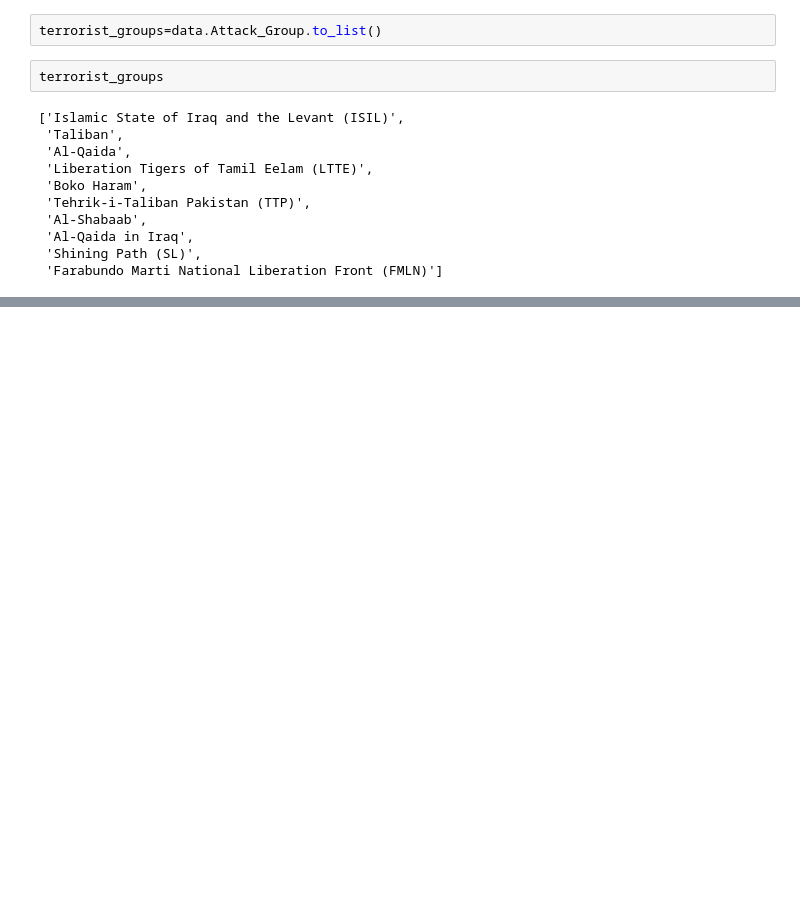
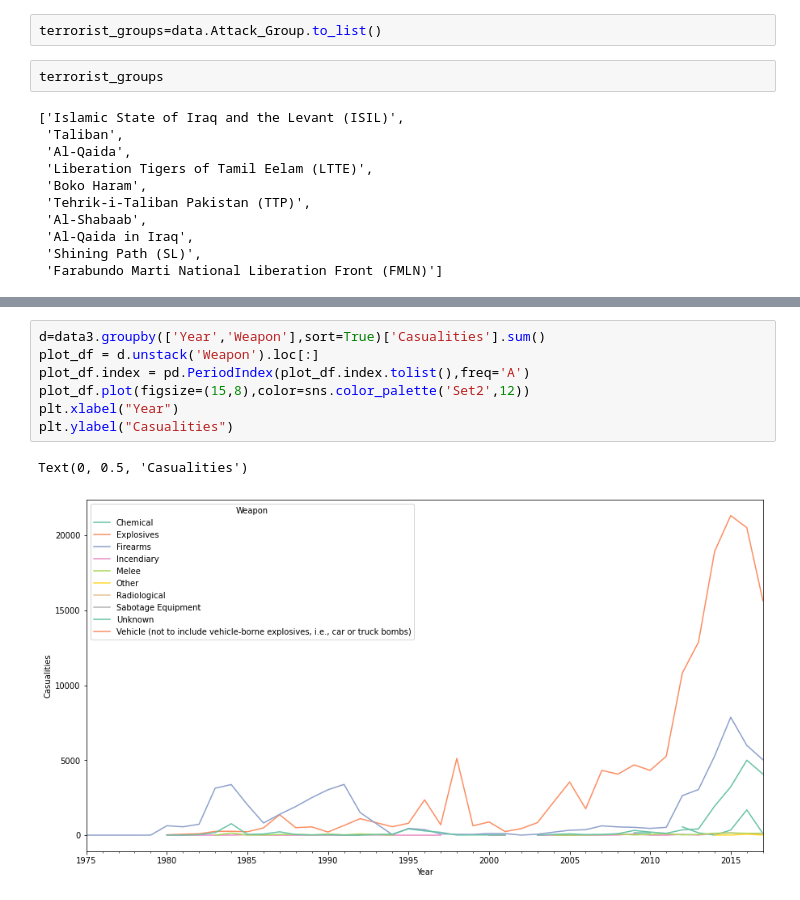
Before and after one commit to vak1997/Global-Terrorism, a Jupyter notebook: Global_Terrorism_Analysis_Capstone_Project.ipynb, the cells around one changed output, grey strips where cells are left out. Drawn from its saved outputs; the diff is of its cells as text; blank space fills up the shorter version.

```diff
--- a/Global_Terrorism_Analysis_Capstone_Project.ipynb
+++ b/Global_Terrorism_Analysis_Capstone_Project.ipynb
@@ -395,0 +418,10 @@ ValueError: ignored
+# %%
+d=data3.groupby(['Year','Weapon'],sort=True)['Casualities'].sum()
+plot_df = d.unstack('Weapon').loc[:]
+plot_df.index = pd.PeriodIndex(plot_df.index.tolist(),freq='A')
+plot_df.plot(figsize=(15,8),color=sns.color_palette('Set2',12))
+plt.xlabel("Year")
+plt.ylabel("Casualities")
+# %% [output]
+Text(0, 0.5, 'Casualities')
+[figure, added]
```
Also changed, not shown: parts of 9 cells of this notebook.
